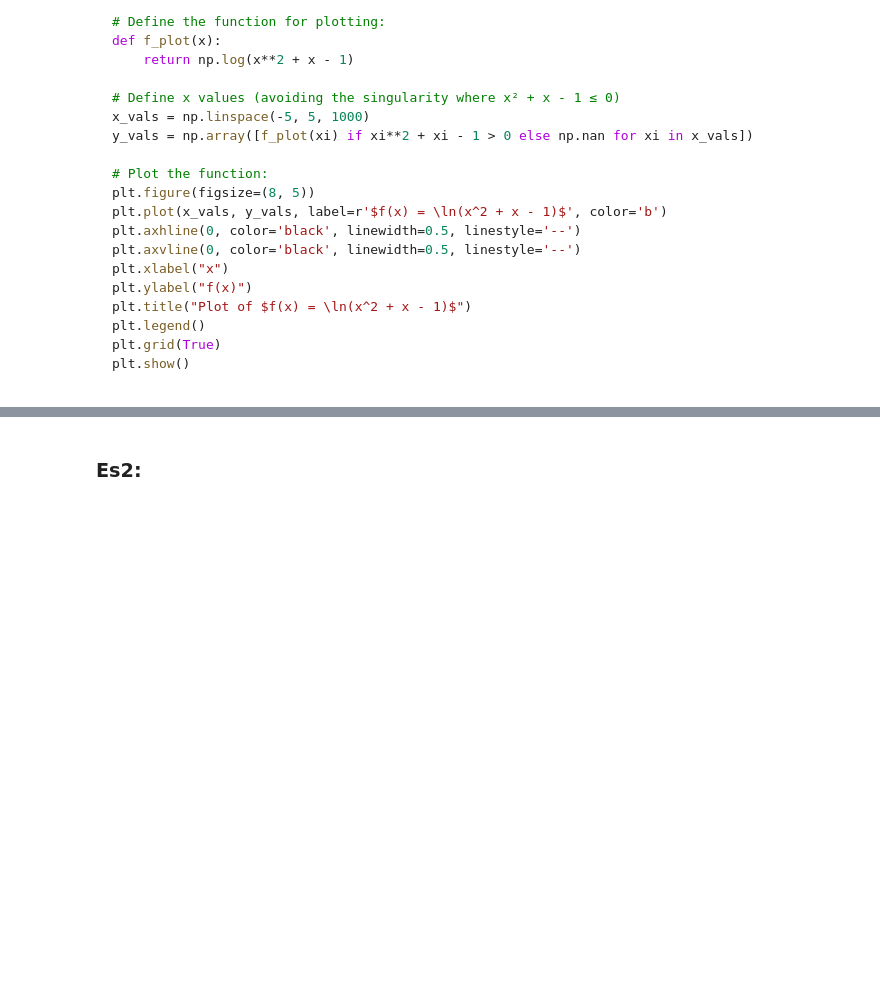
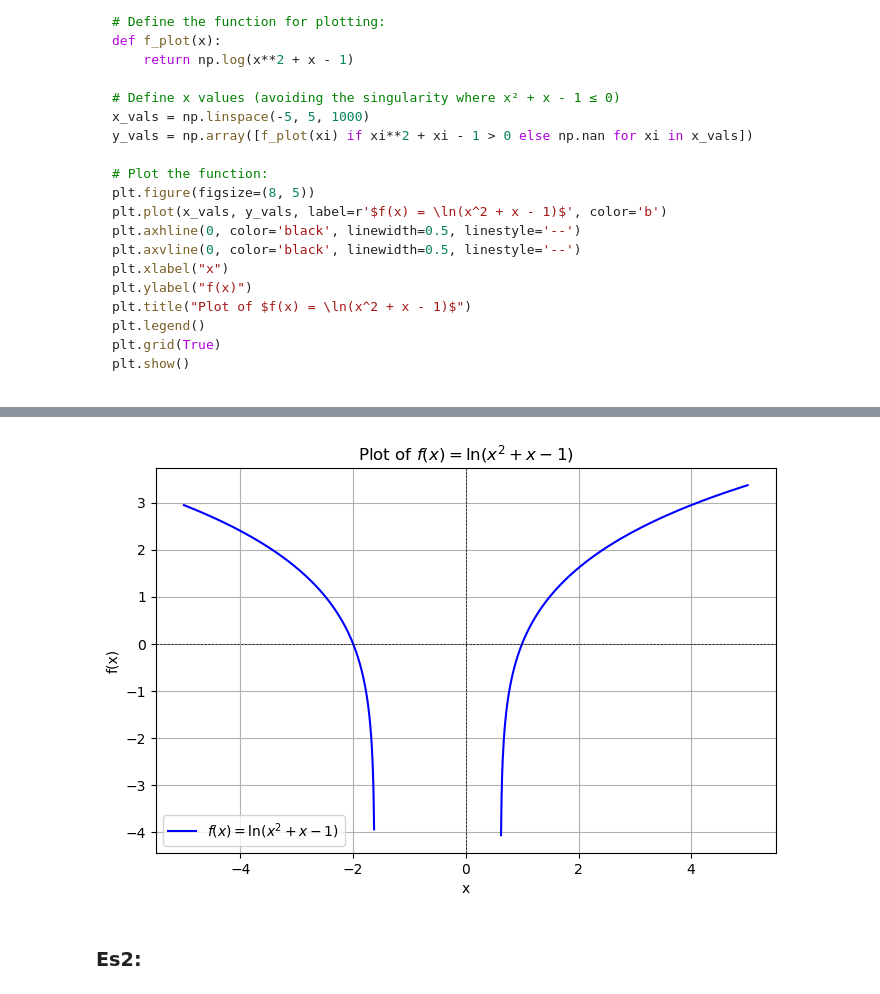
Before and after one commit to MatteoAldovardi/Tutoring, a Jupyter notebook: quinta_superiore/Studio_di_funzione.ipynb, the cells around one changed output, grey strips where cells are left out. Cells and saved outputs as stored; diff of their text form; code cells hidden in the pictures; folded sections open; blank space fills up the shorter version.

```diff
--- a/quinta_superiore/Studio_di_funzione.ipynb
+++ b/quinta_superiore/Studio_di_funzione.ipynb
@@ -84,0 +87,72 @@ plt.show()
+# %%
+import sympy as sp
+import numpy as np
+import matplotlib.pyplot as plt
+
+# Define symbols: x is the variable; a, b, c are parameters.
+x, a, b, c = sp.symbols('x a b c')
+
+# Define the function: f(x) = ln(a*x + b*x^2 + c)
+f = sp.log(a*x + b*x**2 + c)
+print("Function:")
+sp.pretty_print(f)
+print("\n")
+# f(x) = ln(a*x + b*x² + c)
+
+# First derivative: f'(x)
+f1 = sp.diff(f, x)
+print("First derivative f'(x):")
+sp.pretty_print(sp.simplify(f1))
+print("\n")
+# f'(x) = (a + 2*b*x) / (a*x + b*x² + c)
+
+# Second derivative: f''(x)
+f2 = sp.diff(f1, x)
+f2_simpl = sp.simplify(f2)
+print("Second derivative f''(x):")
+sp.pretty_print(f2_simpl)
+print("\n")
+# f''(x) = { (2*b*(a*x + b*x² + c) - (a + 2*b*x)²) } / (a*x + b*x² + c)²
+
+# Extract numerator and denominator of the second derivative:
+num, den = sp.fraction(f2_simpl)
+print("Numerator before expansion:")
+sp.pretty_print(num)
+print("\n")
+
+# Expand the numerator:
+expanded_num = sp.expand(num)
+print("Expanded numerator:")
+sp.pretty_print(expanded_num)
+print("\n")
+
+# Partially evaluate by substituting b = 1 and c = -1:
+partially_evaluated = sp.expand(expanded_num.subs({b: 1, c: -1}))
+print("Partially evaluated numerator (with b = 1, c = -1):")
+sp.pretty_print(partially_evaluated)
+print("\n")
+
+# Final study with specific parameter choices:
+print("The final choice is b = 1, c = -1, a = 1")
+print("Study the function:")
+print("    f(x) = ln(x² + x - 1)")
+# Define the function for plotting:
+def f_plot(x):
+    return np.log(x**2 + x - 1)
+
+# Define x values (avoiding the singularity where x² + x - 1 ≤ 0)
+x_vals = np.linspace(-5, 5, 1000)
+y_vals = np.array([f_plot(xi) if xi**2 + xi - 1 > 0 else np.nan for xi in x_vals])
+
+# Plot the function:
+plt.figure(figsize=(8, 5))
+plt.plot(x_vals, y_vals, label=r'$f(x) = \ln(x^2 + x - 1)$', color='b')
+plt.axhline(0, color='black', linewidth=0.5, linestyle='--')
+plt.axvline(0, color='black', linewidth=0.5, linestyle='--')
+plt.xlabel("x")
+plt.ylabel("f(x)")
+plt.title("Plot of $f(x) = \ln(x^2 + x - 1)$")
+plt.legend()
+plt.grid(True)
+plt.show()
+# %% [output]
@@ -85,3 +176,4 @@ plt.show()
+[figure, added]
 # %% [markdown]
 ### Es2:
 # %% [markdown]
```
Also changed, not shown: parts of 2 cells of this notebook, 1 other file.
